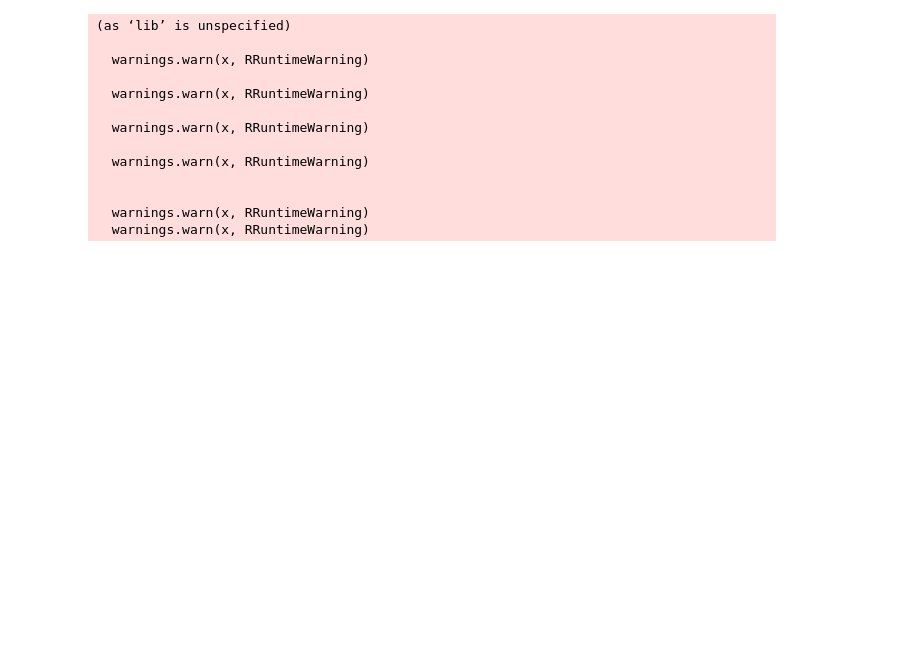
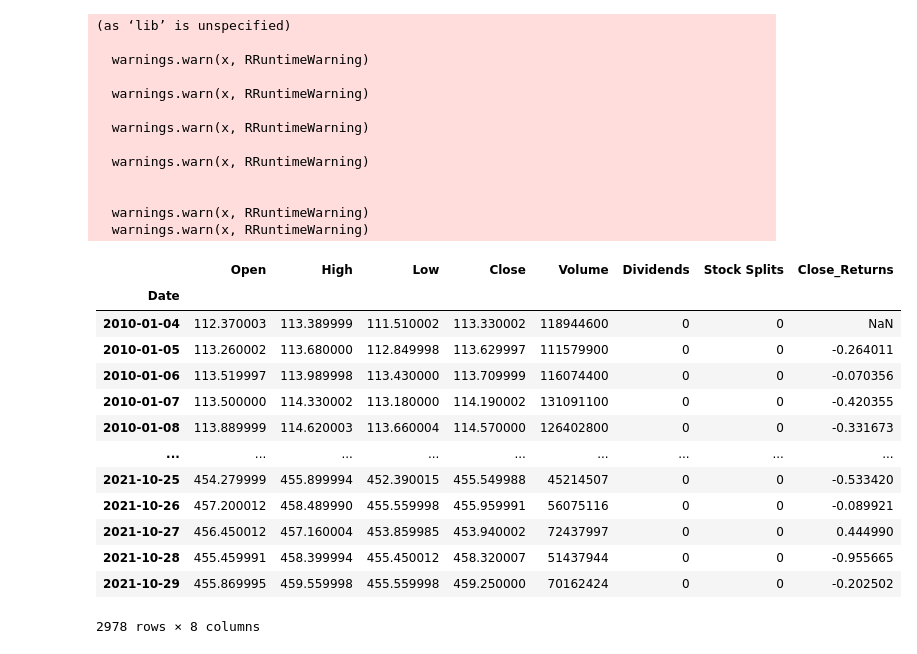
Before and after one commit to mahimna/625-721-Project, a Jupyter notebook: 625_721_Research_Project.ipynb, the cells around one changed output. Saved outputs shown, nothing was run; the diff lists cells and outputs as text; code cells hidden in the pictures; blank space fills up the shorter version.

```diff
--- a/625_721_Research_Project.ipynb
+++ b/625_721_Research_Project.ipynb
@@ -163,4 +186,20 @@ def find_cdf_of_max_value(returns, data_percentile, threshold, scale, shape):
 # %%
-hist_daily = spy.history(start="1993-02-01", end="2021-10-30")
+hist_daily = spy.history(start="2010-01-01", end="2021-10-30")
 hist_daily['Close_Returns'] = (hist_daily['Close'].shift(1) - hist_daily['Close'])/(hist_daily['Close'])*100
+hist_daily
+# %% [output]
+|  | Open | High | Low | Close | Volume | Dividends | Stock Splits | Close_Returns |
+| Date |  |  |  |  |  |  |  |  |
+| 2010-01-04 | 112.370003 | 113.389999 | 111.510002 | 113.330002 | 118944600 | 0 | 0 | NaN |
+| 2010-01-05 | 113.260002 | 113.680000 | 112.849998 | 113.629997 | 111579900 | 0 | 0 | -0.264011 |
+| 2010-01-06 | 113.519997 | 113.989998 | 113.430000 | 113.709999 | 116074400 | 0 | 0 | -0.070356 |
+| 2010-01-07 | 113.500000 | 114.330002 | 113.180000 | 114.190002 | 131091100 | 0 | 0 | -0.420355 |
+| 2010-01-08 | 113.889999 | 114.620003 | 113.660004 | 114.570000 | 126402800 | 0 | 0 | -0.331673 |
+| ... | ... | ... | ... | ... | ... | ... | ... | ... |
+| 2021-10-25 | 454.279999 | 455.899994 | 452.390015 | 455.549988 | 45214507 | 0 | 0 | -0.533420 |
+| 2021-10-26 | 457.200012 | 458.489990 | 455.559998 | 455.959991 | 56075116 | 0 | 0 | -0.089921 |
+| 2021-10-27 | 456.450012 | 457.160004 | 453.859985 | 453.940002 | 72437997 | 0 | 0 | 0.444990 |
+| 2021-10-28 | 455.459991 | 458.399994 | 455.450012 | 458.320007 | 51437944 | 0 | 0 | -0.955665 |
+| 2021-10-29 | 455.869995 | 459.559998 | 455.559998 | 459.250000 | 70162424 | 0 | 0 | -0.202502 |
+2978 rows × 8 columns
 # %%
```
Also changed, not shown: parts of 19 cells of this notebook.
